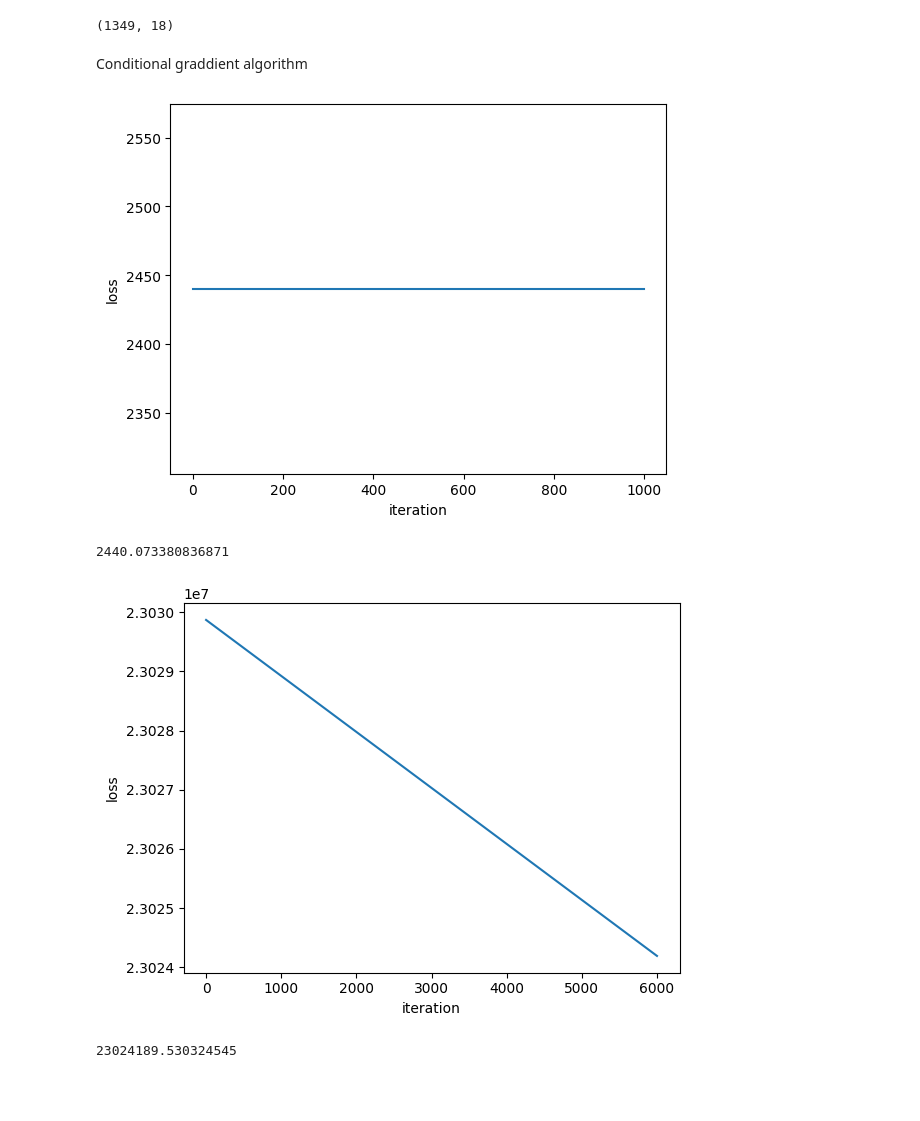
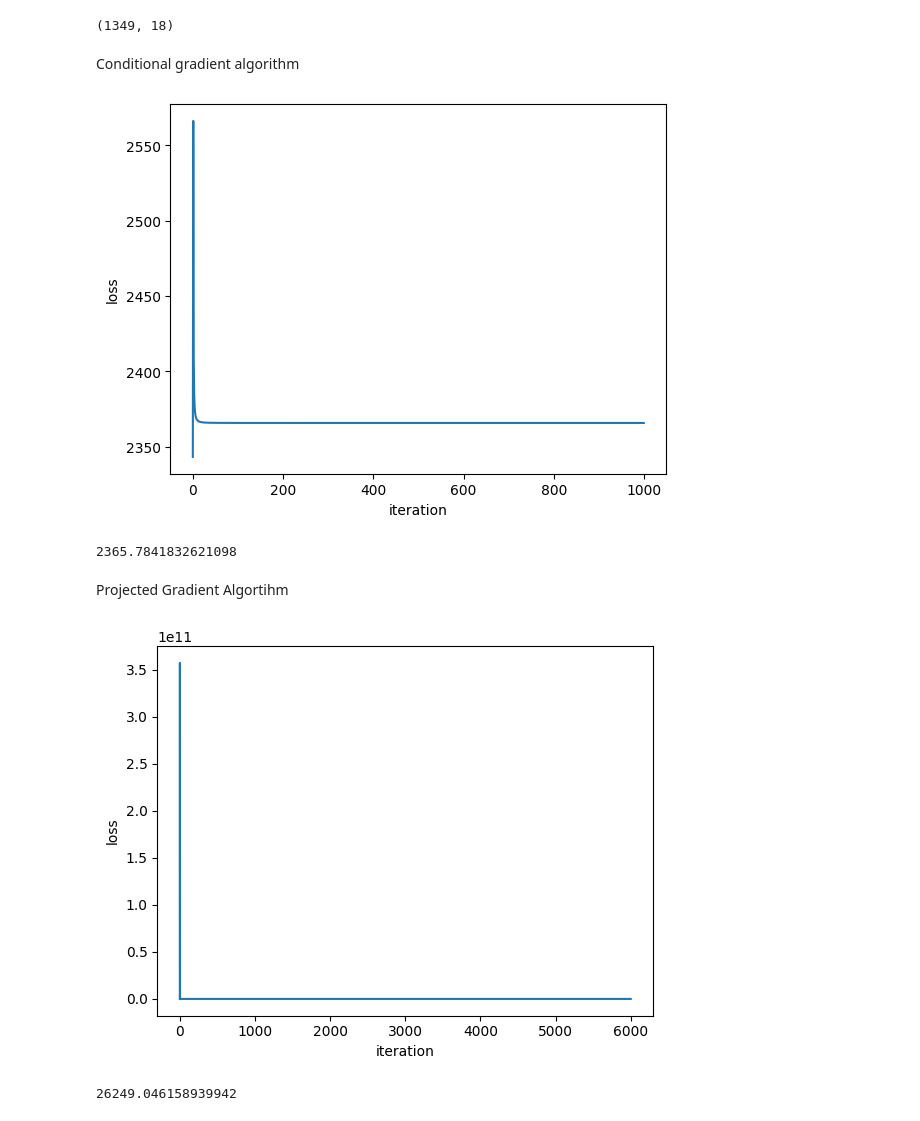
Before and after one commit to MxWmr/optimization_project, a Jupyter notebook: part4.ipynb, the cells around one changed output. Saved outputs shown, nothing was run; the diff lists cells and outputs as text; code cells hidden in the pictures; blank space fills up the shorter version.

```diff
--- a/part4.ipynb
+++ b/part4.ipynb
@@ -50,11 +54,11 @@ def score(X_n,A,y): #return the coeff of determination
 def loss(X_n,A,y):
     return np.mean(1/2*np.square(A@X_n-y))
 # %% [markdown]
-Conditional graddient algorithm
+Conditional gradient algorithm
 # %%
 ### Conditional Gradient
 
-def cond_grad(A,y,convex_set,set_param,eps=1e-6,verbose=0,itemax=1000):
+def cond_grad(A,y,convex_set,set_param,eps=1e-3,lr=1e-7,verbose=0,itemax=1000):
     X = np.zeros(A.shape[1])
     grad = np.array([1000]*A.shape[1])
     l_loss = []
@@ -66,7 +70,7 @@ def cond_grad(A,y,convex_set,set_param,eps=1e-6,verbose=0,itemax=1000):
             s = np.zeros_like(grad)
             for i in range(len(grad)):
                 s[i] = -np.sign(grad[i])*abs(grad[i])/np.linalg.norm(grad,2)
-            return s//np.linalg.norm(s,2)*rad
+            return s*rad
 
     elif convex_set == 'l1ball':
         def choose_s(grad):
@@ -84,9 +88,9 @@ def cond_grad(A,y,convex_set,set_param,eps=1e-6,verbose=0,itemax=1000):
         gt = np.inner(grad,s-X)
         if gt >= eps:
             break
-        step = 2/(i+3)
+        step = 2/(i+1)
 
-        X += step*(s-X)
+        X += step*(lr*s-X)
 
         y_pred = A.dot(X)
         l_loss.append((1/2*(y_pred-y)**2).mean())
@@ -101,14 +105,16 @@ def cond_grad(A,y,convex_set,set_param,eps=1e-6,verbose=0,itemax=1000):
 
     return X,l_loss
 # %%
-X_n,l_loss = cond_grad(A,y,'l2ball',11,verbose=1)
+X_n,l_loss = cond_grad(A,y,'l1ball',11,verbose=1)
 
 print(loss(X_n,A,y))
 # %% [output]
-[figure, old version]
+[figure, new version]
-2440.073380836871
+2365.7841832621098
+# %% [markdown]
+Projected Gradient Algortihm
 # %%
-def proj_grad(A,y,convex_set,set_param,eps=1e-2,lr=None,verbose=0,itemax=6000):
+def proj_grad(A,y,convex_set,set_param,eps=1e-2,eps2=1e-10,lr=None,verbose=0,itemax=6000):
     X = np.random.rand(A.shape[1])
     grad = np.array([1000]*A.shape[1])
     if lr == None:
@@ -117,7 +123,7 @@ def proj_grad(A,y,convex_set,set_param,eps=1e-2,lr=None,verbose=0,itemax=6000):
     if convex_set == 'l2ball':
         rad = set_param
         def proj(X):
-            return rad/max(np.linalg.norm(X,2),rad)*X
+            return eps2*rad/np.linalg.norm(X,2)*X
 
     elif convex_set == 'simplex':
         ## method proposed by Laurent Condat
@@ -139,11 +145,12 @@ def proj_grad(A,y,convex_set,set_param,eps=1e-2,lr=None,verbose=0,itemax=6000):
                         v.append(i)
                         rho = rho+(i-rho)/len(v)
             old_v=[]
+
             while len(old_v)!=len(v):
-                old_v = v
-                for i in range(len(v)):
-                    if v[i] <= rho:
-                        del v[i]
+                old_v = v.copy()
+                for i in range(len(old_v)):
+                    if old_v[i] <= rho:
+                        v.remove(old_v[i])
                         rho += (rho-v[i])/len(v)
             thau,K = rho,len(v)
             X_out=np.zeros_like(X)
@@ -151,18 +158,22 @@ def proj_grad(A,y,convex_set,set_param,eps=1e-2,lr=None,verbose=0,itemax=6000):
                 X_out[i] = max(X[i]-thau,0)
             return X_out
 
+    else:
+        raise 'please enter a valid set'
+
     l_loss = []
     ite = 0
     X = proj(X)
     while np.all(np.abs(grad) > eps) and ite<itemax:
         y_pred = A.dot(X)
+        l_loss.append((1/2*(y_pred-y)**2).mean())
         grad = np.dot(A.T,(y_pred-y))
         X = X - lr*grad
         X = proj(X)
-        y_pred = A.dot(X)
-        l_loss.append((1/2*(y_pred-y)**2).mean())
-        #l_loss.append(grad)
         ite+=1
+
+    y_pred = A.dot(X)
+    l_loss.append((1/2*(y_pred-y)**2).mean())
 
 
 
@@ -175,9 +186,9 @@ def proj_grad(A,y,convex_set,set_param,eps=1e-2,lr=None,verbose=0,itemax=6000):
 
     return X,l_loss
 # %%
-X_n,l_loss = proj_grad(A,y,'l2ball',15,verbose=1)
+X_n,l_loss = proj_grad(A,y,'simplex',1,verbose=1)
 
 print(loss(X_n,A,y))
 # %% [output]
-[figure, old version]
+[figure, new version]
-23024189.530324545
+26249.046158939942
```
Also changed, not shown: parts of 2 cells of this notebook, 49 other files.
